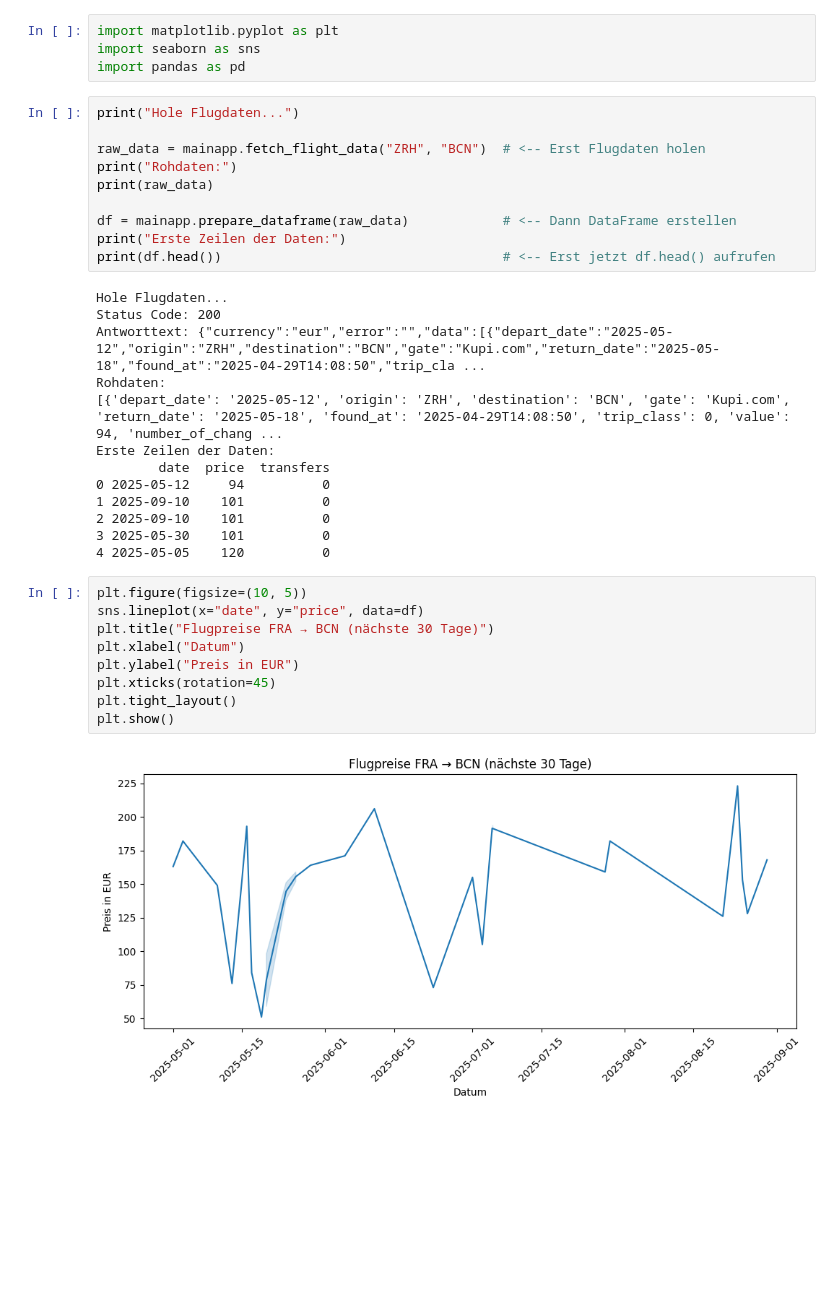
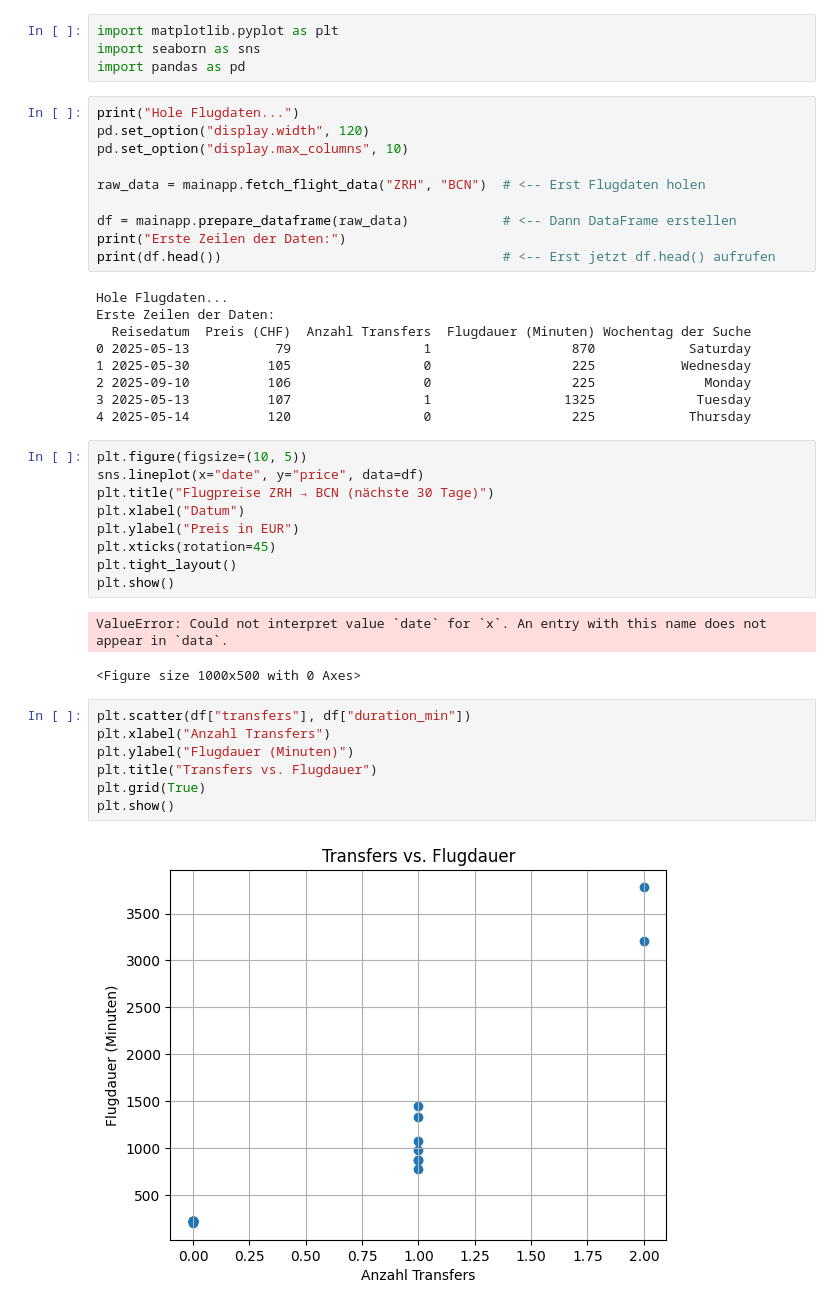
Before and after one commit to bingesam/group01_flights, a Jupyter notebook: flugpreis-analyse-sp2025/notebooks/flugpreis_analyse.ipynb, the cells around one changed output. Saved outputs shown, nothing was run; the diff lists cells and outputs as text; blank space fills up the shorter version.

```diff
--- a/flugpreis-analyse-sp2025/notebooks/flugpreis_analyse.ipynb
+++ b/flugpreis-analyse-sp2025/notebooks/flugpreis_analyse.ipynb
@@ -15,35 +15,41 @@ import seaborn as sns
 import pandas as pd
 # %%
 print("Hole Flugdaten...")
+pd.set_option("display.width", 120)
+pd.set_option("display.max_columns", 10)
 
 raw_data = mainapp.fetch_flight_data("ZRH", "BCN")  # <-- Erst Flugdaten holen
-print("Rohdaten:")
-print(raw_data)
 
 df = mainapp.prepare_dataframe(raw_data)            # <-- Dann DataFrame erstellen
 print("Erste Zeilen der Daten:")
 print(df.head())                                    # <-- Erst jetzt df.head() aufrufen
 # %% [output]
 Hole Flugdaten...
-Status Code: 200
-Antworttext: {"currency":"eur","error":"","data":[{"depart_date":"2025-05-12","origin":"ZRH","destination":"BCN","gate":"Kupi.com","return_date":"2025-05-18","found_at":"2025-04-29T14:08:50","trip_cla ...
-Rohdaten:
-[{'depart_date': '2025-05-12', 'origin': 'ZRH', 'destination': 'BCN', 'gate': 'Kupi.com', 'return_date': '2025-05-18', 'found_at': '2025-04-29T14:08:50', 'trip_class': 0, 'value': 94, 'number_of_chang ...
 Erste Zeilen der Daten:
-        date  price  transfers
-0 2025-05-12     94          0
-1 2025-09-10    101          0
-2 2025-09-10    101          0
-3 2025-05-30    101          0
-4 2025-05-05    120          0
+  Reisedatum  Preis (CHF)  Anzahl Transfers  Flugdauer (Minuten) Wochentag der Suche
+0 2025-05-13           79                 1                  870            Saturday
+1 2025-05-30          105                 0                  225           Wednesday
+2 2025-09-10          106                 0                  225              Monday
+3 2025-05-13          107                 1                 1325             Tuesday
+4 2025-05-14          120                 0                  225            Thursday
 # %%
 plt.figure(figsize=(10, 5))
 sns.lineplot(x="date", y="price", data=df)
-plt.title("Flugpreise FRA → BCN (nächste 30 Tage)")
+plt.title("Flugpreise ZRH → BCN (nächste 30 Tage)")
 plt.xlabel("Datum")
 plt.ylabel("Preis in EUR")
 plt.xticks(rotation=45)
 plt.tight_layout()
 plt.show()
 # %% [output]
-[figure, removed]
+ValueError: Could not interpret value `date` for `x`. An entry with this name does not appear in `data`.
+<Figure size 1000x500 with 0 Axes>
+# %%
+plt.scatter(df["transfers"], df["duration_min"])
+plt.xlabel("Anzahl Transfers")
+plt.ylabel("Flugdauer (Minuten)")
+plt.title("Transfers vs. Flugdauer")
+plt.grid(True)
+plt.show()
+# %% [output]
+[figure, added]
```
Also changed, not shown: parts of 3 cells of this notebook, 1 other file.
